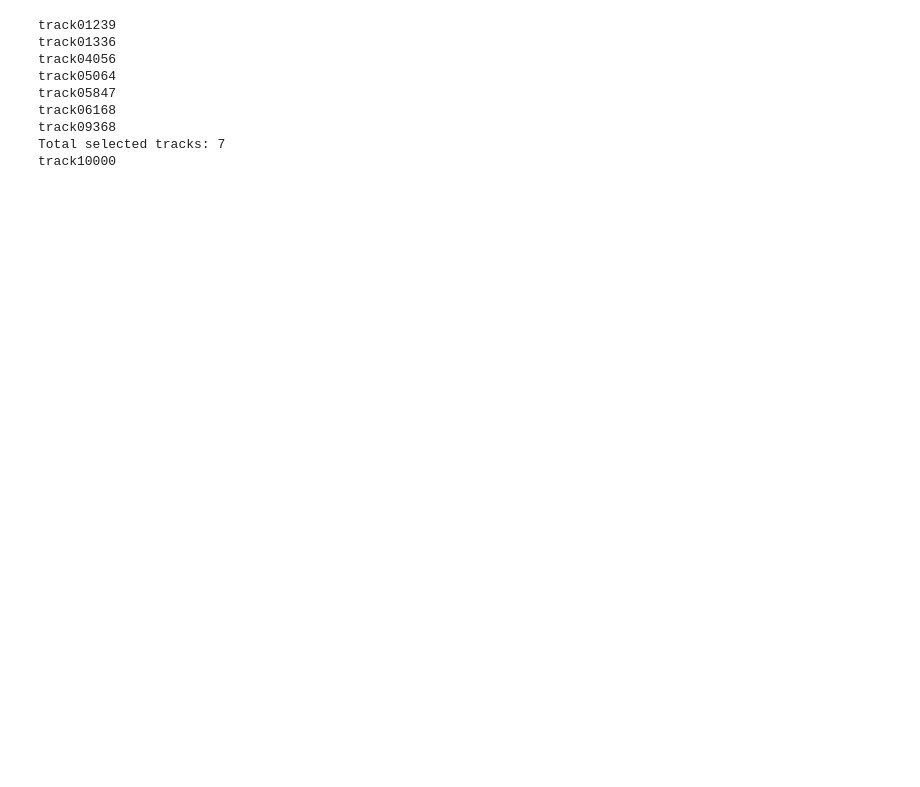
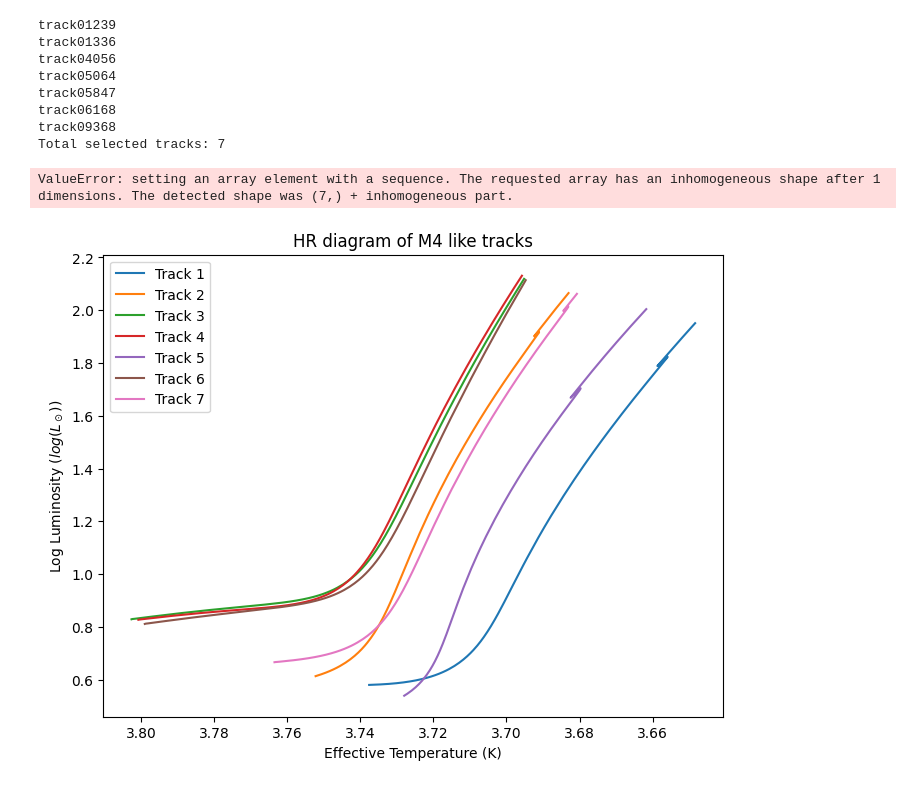
Before and after one commit to ruddock321/y4project, a Jupyter notebook: HBM stuff/Bayesian models/track_selector_hbm.ipynb, the cells around one changed output. Saved outputs shown, nothing was run; the diff lists cells and outputs as text; code cells hidden in the pictures; blank space fills up the shorter version.

```diff
--- a/HBM stuff/Bayesian models/track_selector_hbm.ipynb
+++ b/HBM stuff/Bayesian models/track_selector_hbm.ipynb
@@ -97,8 +97,8 @@ with h5py.File(file_path, 'r') as f:
             alphaFe_data = np.sign(track['alphaFe'][:]) * np.log(np.abs(track['alphaFe'][:]) + epsilon)
             # Outputs:
 
-            teff_data = np.log(track['Teff'][:])
-            luminosity_data = np.log(track['LPhot'][:])
+            teff_data = track['Teff'][:]
+            luminosity_data = track['LPhot'][:]
             FeH_data = track['FeH'][:]
             Nu_data = track['dnufit'][:]
             massfin_data = track['massfin'][:]
@@ -128,8 +128,9 @@ with h5py.File(file_path, 'r') as f:
             numax_data_list.append(numax_data)
             MeH_data_list.append(MeH_data)
 
+
+
 print(f"Total selected tracks: {len(selected_tracks)}")
-print(track_name)
 # %% [output]
 track01239
 track01336
@@ -139,4 +140,33 @@ track05847
 track06168
 track09368
 Total selected tracks: 7
-track10000
+# %%
+Teff_data_list = np.log10(Teff_data_list)
+LPhot_data_list = np.log10(LPhot_data_list)
+# %% [output]
+ValueError: setting an array element with a sequence. The requested array has an inhomogeneous shape after 1 dimensions. The detected shape was (7,) + inhomogeneous part.
+# %%
+import matplotlib.pyplot as plt
+
+# Create a single figure
+plt.figure(figsize=(8, 6))
+
+# Loop through the selected tracks and plot each pair of Teff and LPhot
+for i in range(len(selected_tracks)):
+    plt.plot(np.log10(Teff_data_list[i]), np.log10(LPhot_data_list[i]), label=f"Track {i+1}")
+
+# Invert x-axis as per your original code
+plt.gca().invert_xaxis()
+
+# Add labels and title
+plt.xlabel("Effective Temperature (K)")
+plt.ylabel("Log Luminosity ($log(L_\odot$))")
+plt.title("HR diagram of M4 like tracks")
+
+# Add legend to differentiate tracks
+plt.legend()
+
+# Show the plot
+plt.show()
+# %% [output]
+[figure, added]
```
Also changed, not shown: 12 other files.
